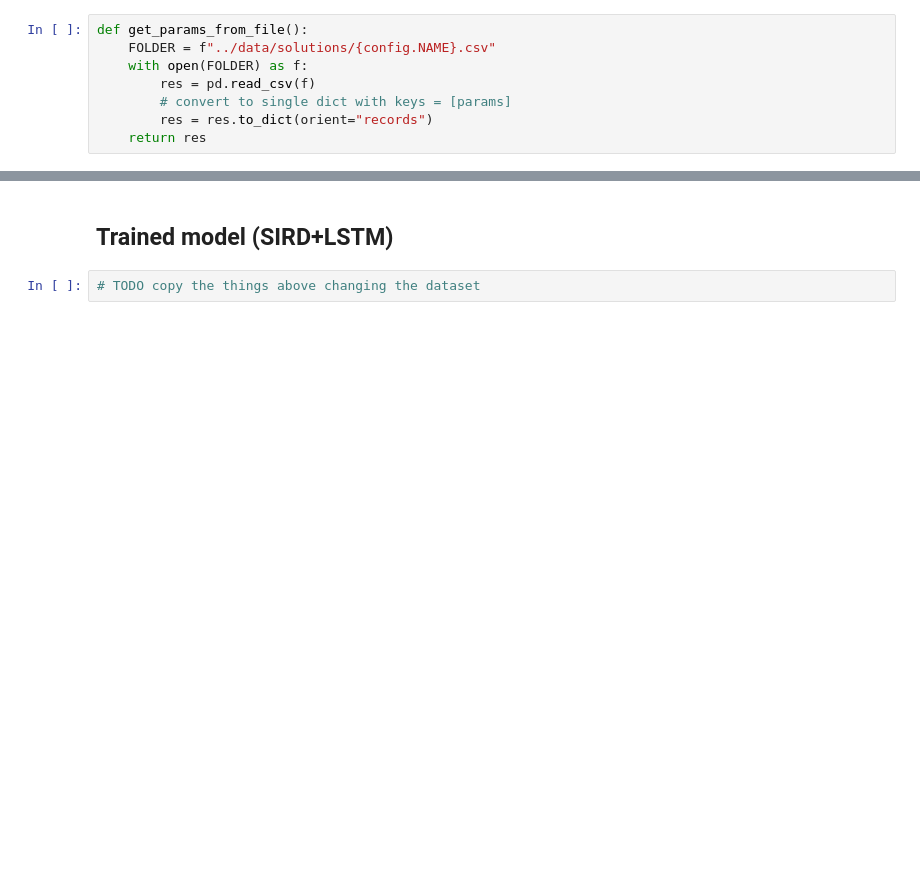
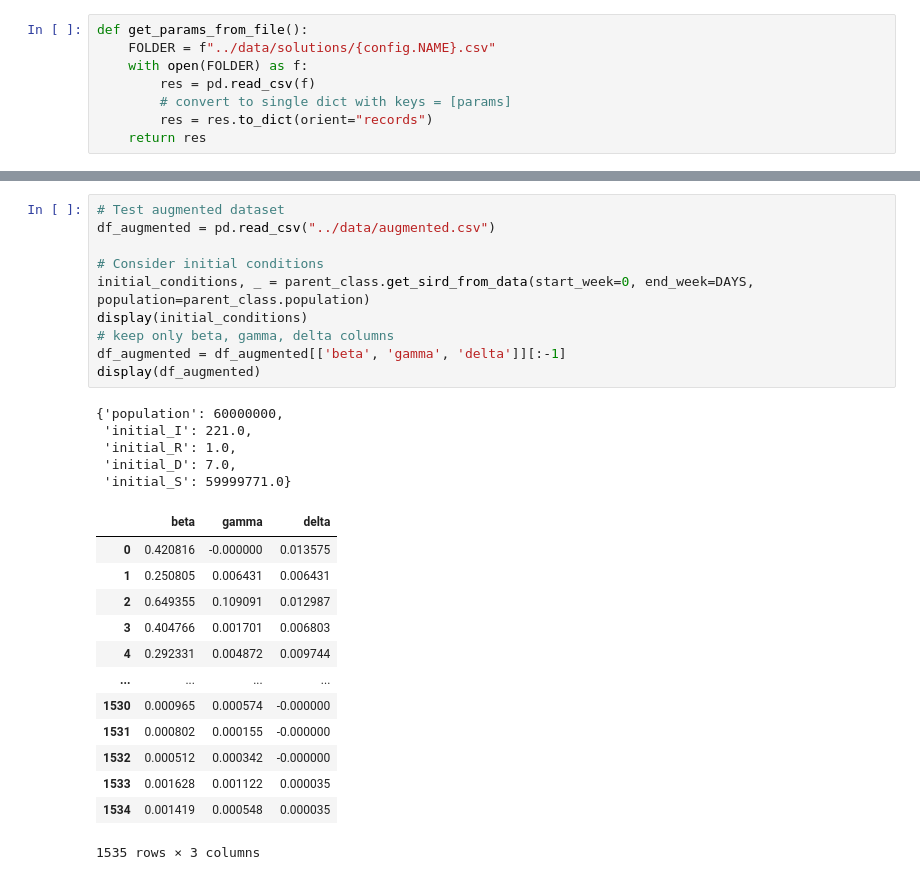
Before and after one commit to Thomas2710/Epidemic-modelling, a Jupyter notebook: epidemic_modelling/sird_playground.ipynb, the cells around one changed output, grey strips where cells are left out. Drawn from its saved outputs; the diff is of its cells as text; blank space fills up the shorter version.

```diff
--- a/epidemic_modelling/sird_playground.ipynb
+++ b/epidemic_modelling/sird_playground.ipynb
@@ -230,4 +188,29 @@ Segments: 16
-# %% [markdown]
-## Trained model (SIRD+LSTM)
-# %%
-# TODO copy the things above changing the dataset
+# %%
+# Test augmented dataset
+df_augmented = pd.read_csv("../data/augmented.csv")
+
+# Consider initial conditions
+initial_conditions, _ = parent_class.get_sird_from_data(start_week=0, end_week=DAYS, population=parent_class.population)
+display(initial_conditions)
+# keep only beta, gamma, delta columns
+df_augmented = df_augmented[['beta', 'gamma', 'delta']][:-1]
+display(df_augmented)
+# %% [output]
+{'population': 60000000,
+ 'initial_I': 221.0,
+ 'initial_R': 1.0,
+ 'initial_D': 7.0,
+ 'initial_S': 59999771.0}
+|  | beta | gamma | delta |
+| 0 | 0.420816 | -0.000000 | 0.013575 |
+| 1 | 0.250805 | 0.006431 | 0.006431 |
+| 2 | 0.649355 | 0.109091 | 0.012987 |
+| 3 | 0.404766 | 0.001701 | 0.006803 |
+| 4 | 0.292331 | 0.004872 | 0.009744 |
+| ... | ... | ... | ... |
+| 1530 | 0.000965 | 0.000574 | -0.000000 |
+| 1531 | 0.000802 | 0.000155 | -0.000000 |
+| 1532 | 0.000512 | 0.000342 | -0.000000 |
+| 1533 | 0.001628 | 0.001122 | 0.000035 |
+| 1534 | 0.001419 | 0.000548 | 0.000035 |
+1535 rows × 3 columns
```
Also changed, not shown: parts of 6 cells of this notebook, 7 other files.
